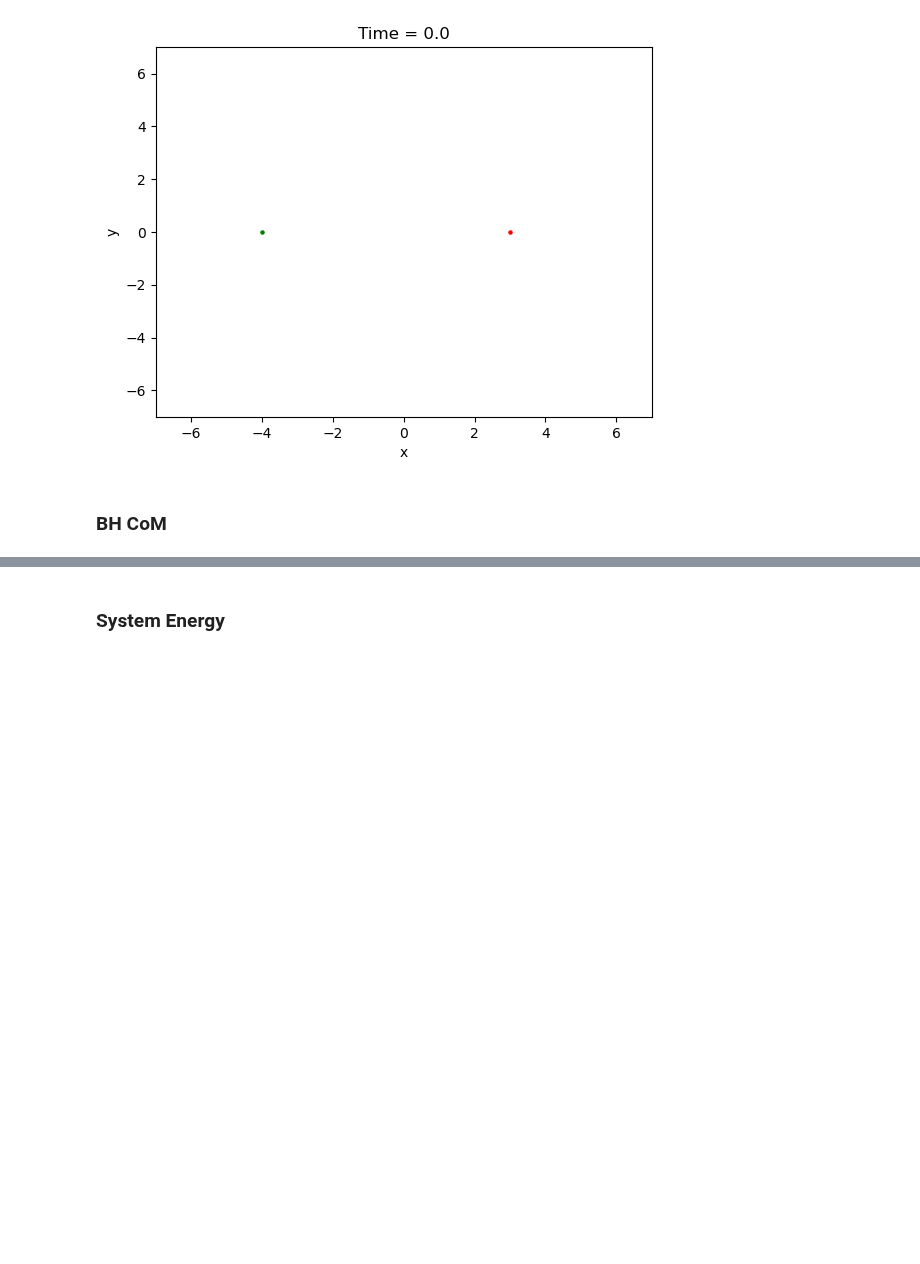
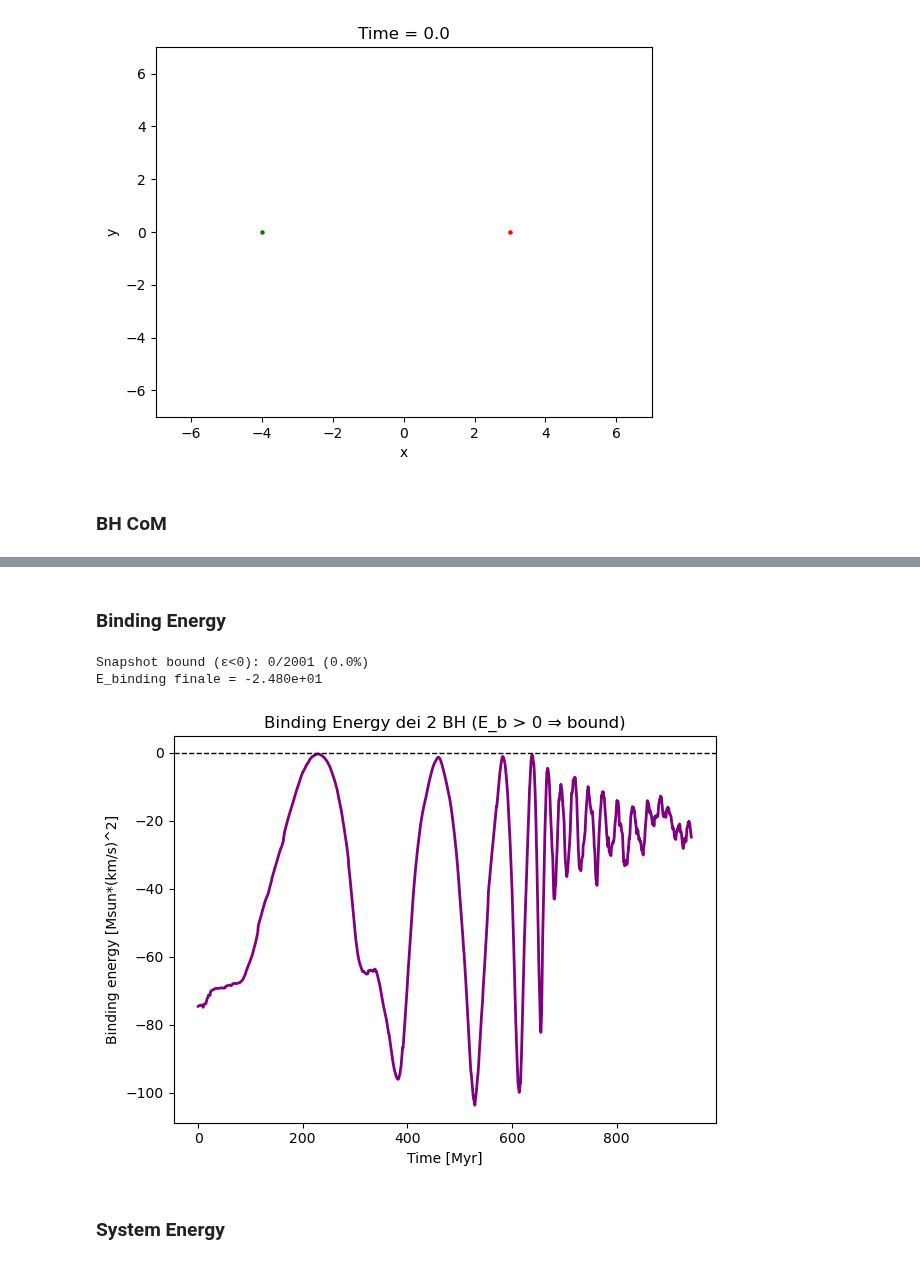
Before and after one commit to lisam10/stellar_systems_dynamics2024, a Jupyter notebook: final_exercise/Plotter.ipynb, the cells around one changed output, grey strips where cells are left out. Saved outputs shown, nothing was run; the diff lists cells and outputs as text; code cells hidden in the pictures; blank space fills up the shorter version.

Commit message:
added E_bind plot

```diff
--- a/final_exercise/Plotter.ipynb
+++ b/final_exercise/Plotter.ipynb
@@ -340,3 +343,66 @@ ani.save(gifname_com, writer = animation.FFMpegWriter(fps=60))
+# %% [markdown]
+### Binding Energy
+# %%
+m1 = mass[0]
+m2 = mass[1]
+M_BH_tot = m1 + m2
+mu = m1*m2/M_BH_tot
+#potenziale di background: Hernquist sferico Phi(r) = - G M_host / (r + a)
+M_host = 1.0e10        # Msun (metti la massa totale dell'halo/bulge Hernquist)
+a_h   = 1.0           # kpc  (scala di Hernquist)
+
+#softening usato nel treecode
+soft_pair = 0.007482203853636491   # kpc
+
+#conversioni
+KPC_PER_IU = 1.0
+KMS_PER_IU = 207.38652969844208
+MYR_PER_IU = 4.714829951118732
+
+#costante di gravitazione in unità fisiche kpc (km/s)^2 / Msun
+G = 4.300891e-6
+
+r1 = np.asarray(positions[0], dtype=float) * KPC_PER_IU
+r2 = np.asarray(positions[1], dtype=float) * KPC_PER_IU
+v1 = np.asarray(velocities[0], dtype=float) * KMS_PER_IU
+v2 = np.asarray(velocities[1], dtype=float) * KMS_PER_IU
+time_Myr = time * MYR_PER_IU
+
+#energia relativa, a(t), e(t)
+dr = r2 - r1                    # (T,3)
+dv = v2 - v1
+r  = np.linalg.norm(dr, axis=1) # separazione (linag calcola la norma euclidea di ciascun vettore su ogni riga)
+v2_rel = np.sum(dv*dv, axis=1)  # |v_rel|^2
+
+
+#energia del pair (orbitale)
+E_pair = 0.5*mu*v2_rel - G*mu*M_BH_tot/np.sqrt(r**2 + soft_pair**2)  # <0 => bound
+
+#binding energy positiva se bound
+E_binding = -E_pair
+
+#maschera bound
+bound_mask = E_pair < 0.0
+
+print(f"Snapshot bound (ε<0): {bound_mask.sum()}/{len(bound_mask)} "
+      f"({100*bound_mask.mean():.1f}%)")
+if np.any(bound_mask):
+    print(f"Valore medio Binding Energy (bound): {np.nanmean(E_binding[bound_mask]):.3e}")
+print(f"E_binding finale = {E_binding[-1]:.3e}")
+
+
+plt.figure()
+plt.plot(time_Myr, E_binding, lw=2, color="purple")
+plt.axhline(0, ls="--", lw=1, color="black")
+plt.xlabel("Time [Myr]")
+plt.ylabel("Binding energy [Msun*(km/s)^2]")
+plt.title("Binding Energy dei 2 BH (E_b > 0 ⇒ bound)")
+plt.tight_layout()
+plt.show()
+# %% [output]
+Snapshot bound (ε<0): 0/2001 (0.0%)
+E_binding finale = -2.480e+01
+[figure, added]
 # %% [markdown]
 ### System Energy
 # %%
```
Also changed, not shown: parts of 1 cell of this notebook.
